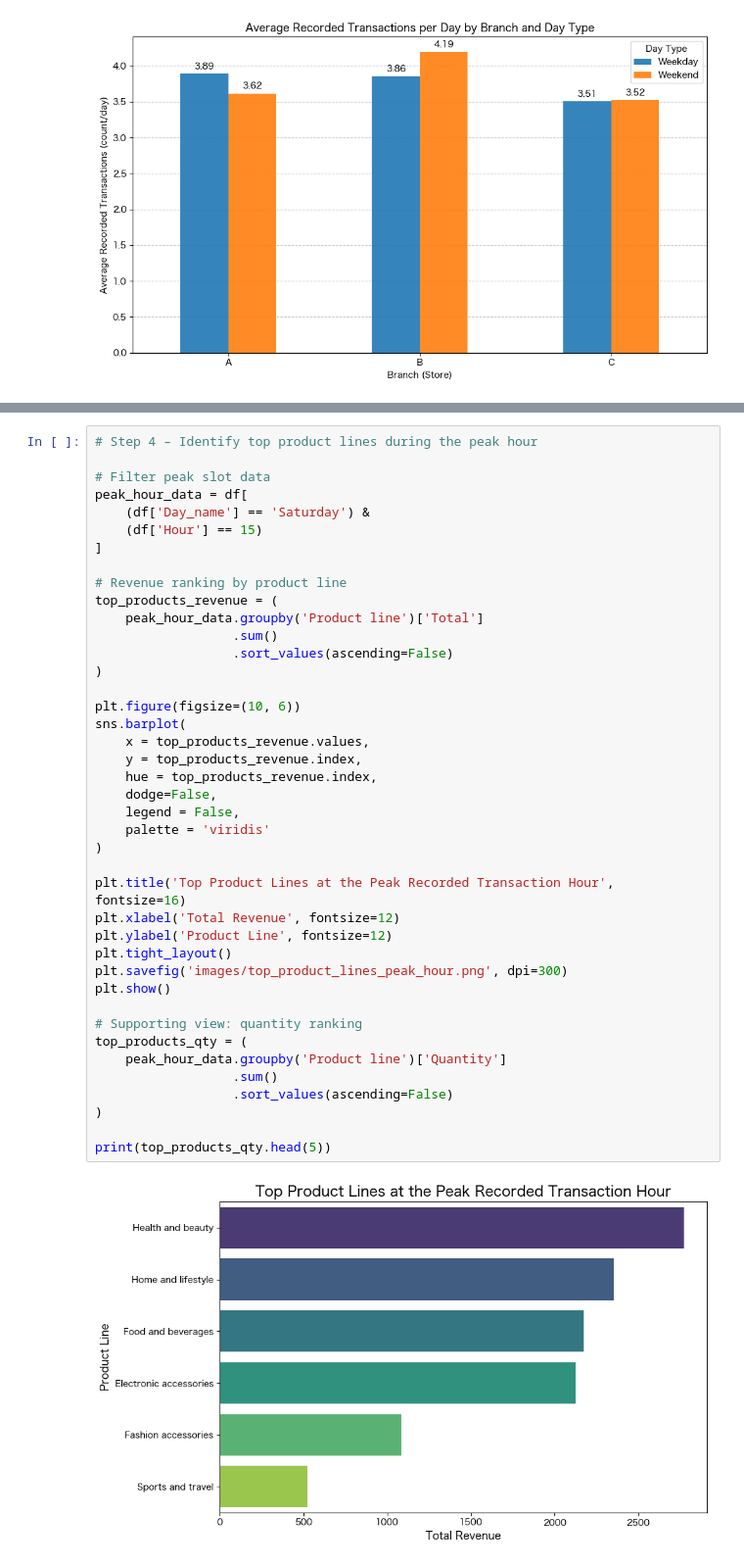
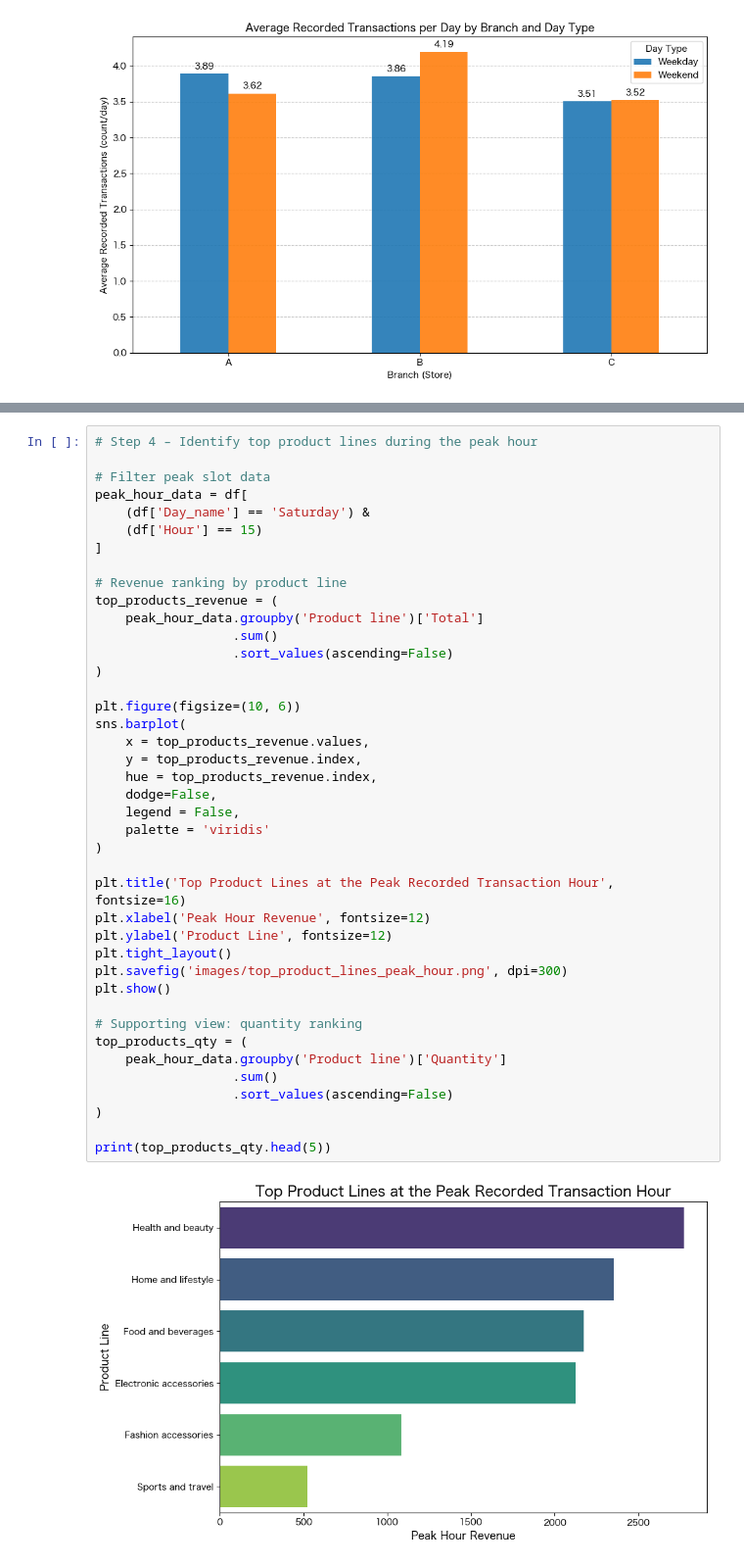
Before and after one commit to Hannah342/data_analytics_projects, a Jupyter notebook: supermarket_sales_analysis/supermarket_sales_analysis.ipynb, the cells around one changed output, grey strips where cells are left out. Shown at 98% size. Saved outputs shown, nothing was run; the diff lists cells and outputs as text.

```diff
--- a/supermarket_sales_analysis/supermarket_sales_analysis.ipynb
+++ b/supermarket_sales_analysis/supermarket_sales_analysis.ipynb
@@ -217,35 +218,35 @@ top_products_revenue = (
     peak_hour_data.groupby('Product line')['Total']
                   .sum()
                   .sort_values(ascending=False)
 )
 
 plt.figure(figsize=(10, 6))
 sns.barplot(
     x = top_products_revenue.values,
     y = top_products_revenue.index,
     hue = top_products_revenue.index,
     dodge=False,
     legend = False,
     palette = 'viridis'
 )
 
 plt.title('Top Product Lines at the Peak Recorded Transaction Hour', fontsize=16)
-plt.xlabel('Total Revenue', fontsize=12)
+plt.xlabel('Peak Hour Revenue', fontsize=12)
 plt.ylabel('Product Line', fontsize=12)
 plt.tight_layout()
 plt.savefig('images/top_product_lines_peak_hour.png', dpi=300)
 plt.show()
 
 # Supporting view: quantity ranking
 top_products_qty = (
     peak_hour_data.groupby('Product line')['Quantity']
                   .sum()
                   .sort_values(ascending=False)
 )
 
 print(top_products_qty.head(5))
 # %% [output]
-[figure, old version]
+[figure, new version]
 Product line
 Health and beauty         45
 Home and lifestyle        37
```
Also changed, not shown: parts of 2 cells of this notebook.
